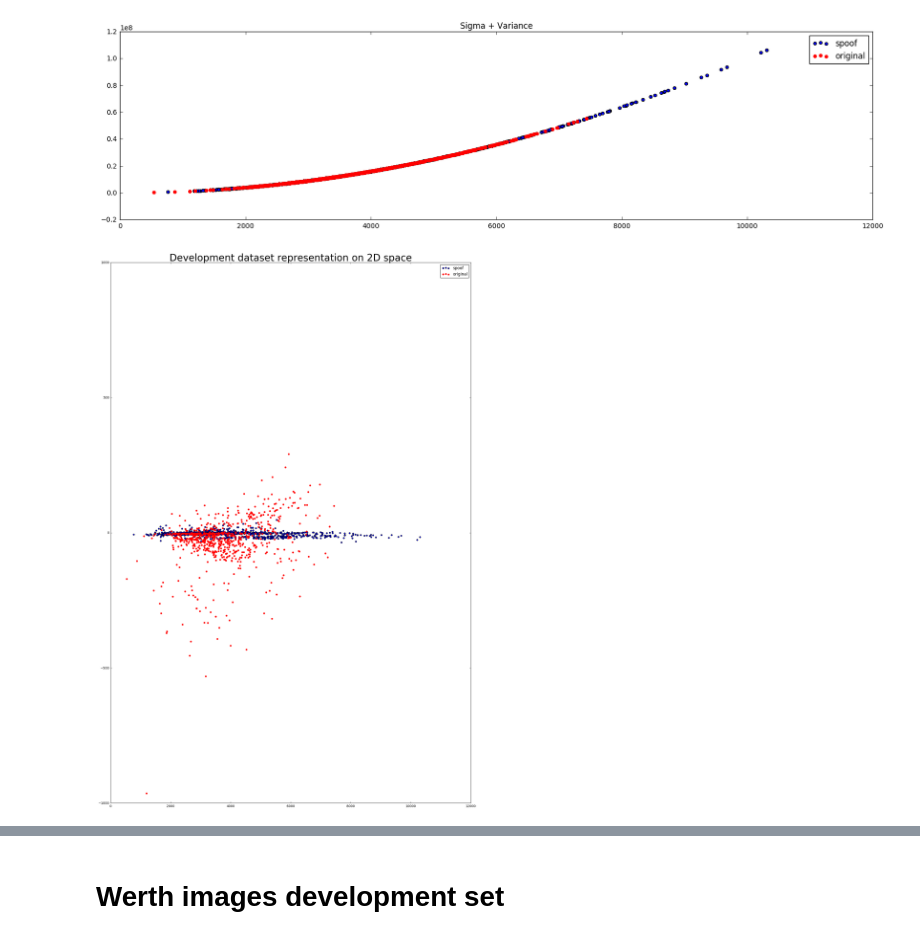
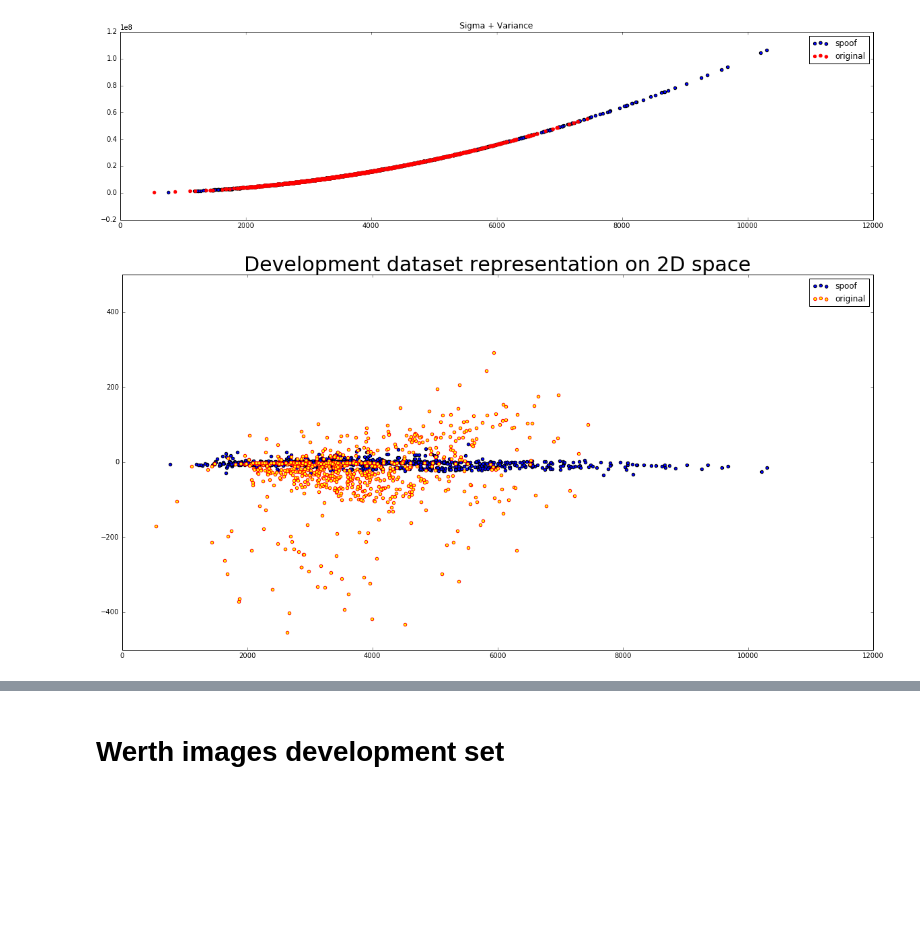
Before and after one commit to Anotherother/spoofingchallenge, a Jupyter notebook: compute gaussian sigma.ipynb, the cells around one changed output, grey strips where cells are left out. Drawn from its saved outputs; the diff is of its cells as text; code cells hidden in the pictures; blank space fills up the shorter version.

```diff
--- a/compute gaussian sigma.ipynb
+++ b/compute gaussian sigma.ipynb
@@ -297,15 +298,15 @@ plt.show()
 # %% [output]
 [figure]
 # %%
-plt.figure(figsize=(20,30))
+plt.figure(figsize=(20,10))
 plt.title('Development dataset representation on 2D space', size = 30)
 plt.scatter(sigmaVectorSpoofD, meanSpoofD,  label="spoof")
-plt.ylim(-1000, 1000)
-plt.scatter(sigmaVectorOriginalD,meanOriginalD, color = 'red', label="original")
+plt.ylim(-500, 500)
+plt.scatter(sigmaVectorOriginalD,meanOriginalD, color = 'yellow',edgecolors='red', label="original")
 plt.legend()
 plt.show()
 # %% [output]
-[figure, old version]
+[figure, new version]
 # %%
 fig = plt.figure(figsize=(20,20))
 ax = fig.add_subplot(111, projection='3d')
```
Also changed, not shown: parts of 17 cells of this notebook.
